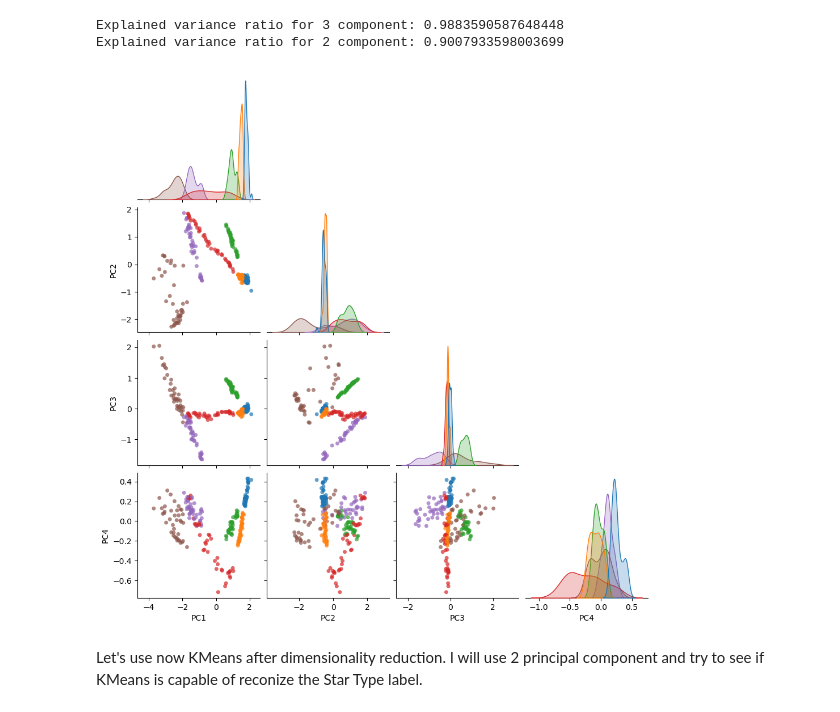
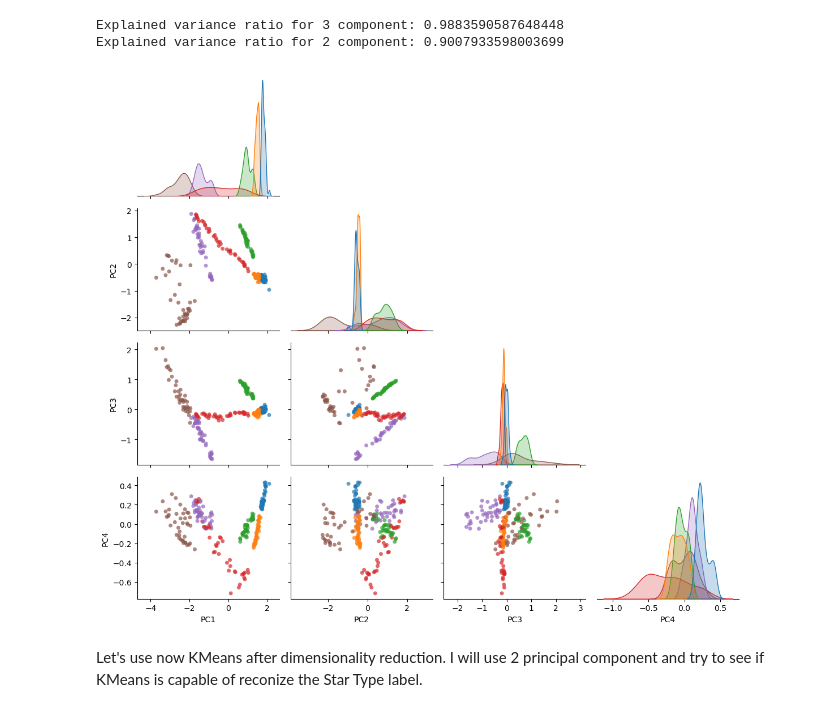
Before and after one commit to nraffaeli/astrostatistics_bicocca_2025, a Jupyter notebook: working/ex15.ipynb, the cells around one changed output. Saved outputs shown, nothing was run; the diff lists cells and outputs as text; code cells hidden in the pictures.

```diff
--- a/working/ex15.ipynb
+++ b/working/ex15.ipynb
@@ -150,23 +150,25 @@ Explained variance ratio for 2 component: 0.9007933598003699
 # %%
 data_scaled_pca = pca.transform(data_scaled)
 
 pc_columns = [f"PC{i+1}" for i in range(data_scaled_pca.shape[1])]
 pc_df = pd.DataFrame(data_scaled_pca, columns=pc_columns)
 pc_df["Star type"] = le.inverse_transform(df_stars["Star type"].values)
 
 g = sns.pairplot(
     pc_df,
     vars=pc_columns,
-    hue="Star type",
+    hue="Star type", # comment this part to remove the label
     corner=True,
     plot_kws={"alpha": 0.7, "s": 25, "edgecolor": "none"},
 )
 
 if hasattr(g, "_legend") and g._legend is not None:
     g._legend.remove()
+
+plt.tight_layout()
 plt.show()
 # %% [output]
-[figure, old version]
+[figure, new version]
 # %% [markdown]
 Let's use now KMeans after dimensionality reduction. I will use 2 principal component and try to see if KMeans is capable of reconize the Star Type label.
 # %%
```
Also changed, not shown: parts of 3 cells of this notebook, 4 other files.
